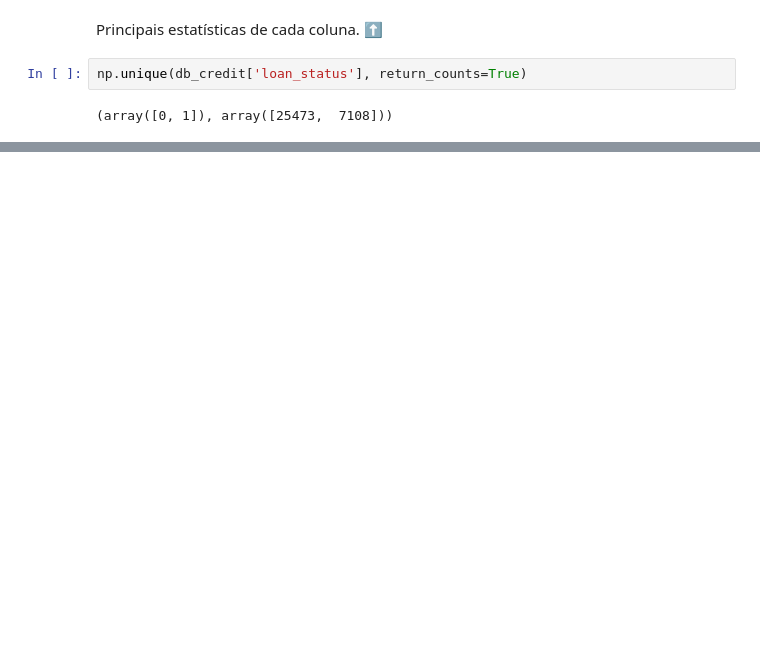
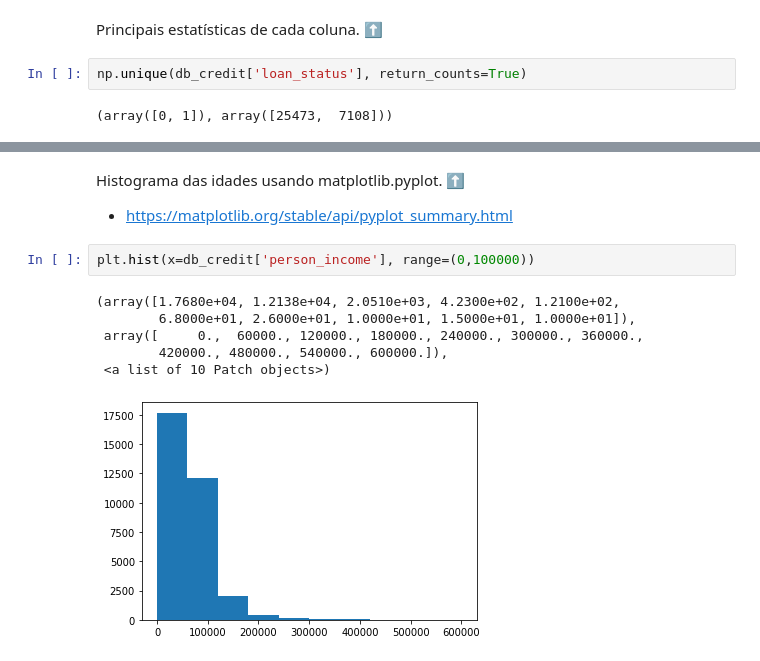
Before and after one commit to LucianaKimura/LucianaKimura, a Jupyter notebook: Credito.ipynb, the cells around one changed output, grey strips where cells are left out. Cells and saved outputs as stored; diff of their text form; blank space fills up the shorter version.

```diff
--- a/Credito.ipynb
+++ b/Credito.ipynb
@@ -57,0 +84,12 @@ np.unique(db_credit['loan_status'], return_counts=True)
+# %% [markdown]
+Histograma das idades usando matplotlib.pyplot. ⬆
+- https://matplotlib.org/stable/api/pyplot_summary.html
+# %%
+plt.hist(x=db_credit['person_income'], range=(0,100000))
+# %% [output]
+(array([1.7680e+04, 1.2138e+04, 2.0510e+03, 4.2300e+02, 1.2100e+02,
+        6.8000e+01, 2.6000e+01, 1.0000e+01, 1.5000e+01, 1.0000e+01]),
+ array([     0.,  60000., 120000., 180000., 240000., 300000., 360000.,
+        420000., 480000., 540000., 600000.]),
+ <a list of 10 Patch objects>)
+[figure, added]
```
Also changed, not shown: parts of 20 cells of this notebook.
